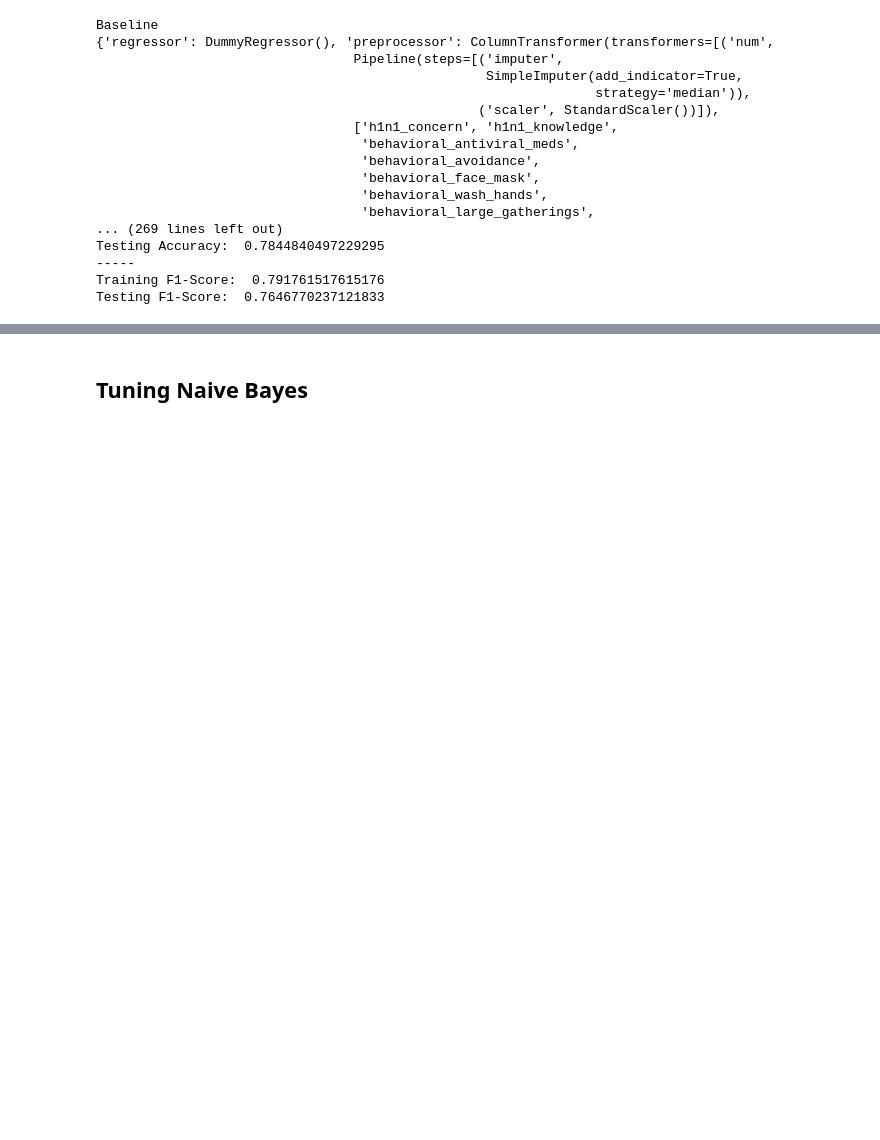
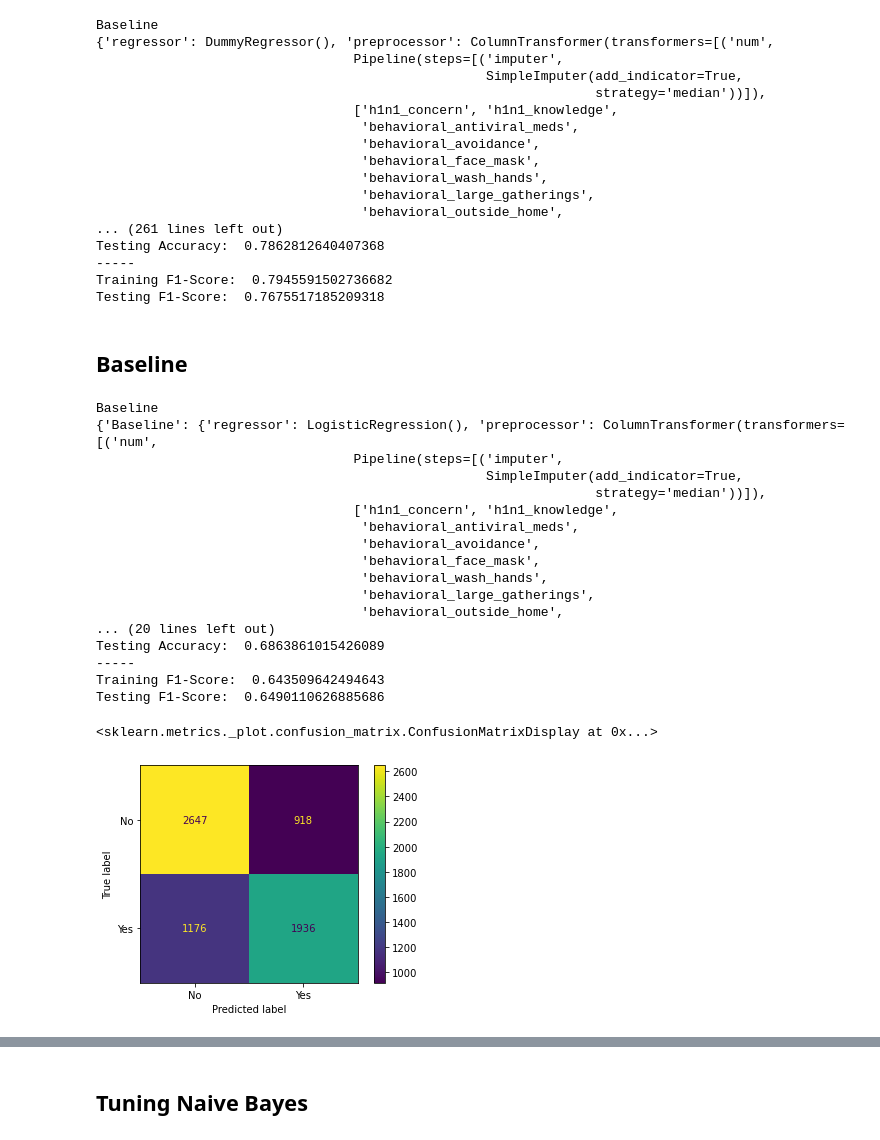
Before and after one commit to moscatena/Seasonal-Flu-Vaccine-Prediction, a Jupyter notebook: Vac_pred_pipelines.ipynb, the cells around one changed output, grey strips where cells are left out. Drawn from its saved outputs; the diff is of its cells as text; code cells hidden in the pictures; blank space fills up the shorter version.

Commit message:
Readme and images

```diff
--- a/Vac_pred_pipelines.ipynb
+++ b/Vac_pred_pipelines.ipynb
@@ -57,7 +55,9 @@ def model_predictions(model, x_train, y_train, x_test=None, y_test=None):
     print('Training F1-Score: ', f1_score(y_train, y_hat_train))
     if x_test is not None:
         print('Testing F1-Score: ', f1_score(y_test, y_hat_test))
-    return precision_score(y_test, y_hat_test), accuracy_score(y_test, y_hat_test)
+    if x_test is not None:
+        return precision_score(y_test, y_hat_test), accuracy_score(y_test, y_hat_test)
+    return precision_score(y_train, y_hat_train), accuracy_score(y_train, y_hat_train)
 # %%
 features_df = pd.read_csv('./data/flu_training_set_features.csv', index_col='respondent_id')
 labels_df = labels_df = pd.read_csv("./data/flu_training_set_labels.csv", index_col="respondent_id")
@@ -132,19 +132,62 @@ Baseline
 {'regressor': DummyRegressor(), 'preprocessor': ColumnTransformer(transformers=[('num',
                                  Pipeline(steps=[('imputer',
                                                   SimpleImputer(add_indicator=True,
-                                                                strategy='median')),
-                                                 ('scaler', StandardScaler())]),
+                                                                strategy='median'))]),
                                  ['h1n1_concern', 'h1n1_knowledge',
                                   'behavioral_antiviral_meds',
                                   'behavioral_avoidance',
                                   'behavioral_face_mask',
                                   'behavioral_wash_hands',
                                   'behavioral_large_gatherings',
-... (269 lines left out)
-Testing Accuracy:  0.7844840497229295
+                                  'behavioral_outside_home',
+... (261 lines left out)
+Testing Accuracy:  0.7862812640407368
 -----
-Training F1-Score:  0.791761517615176
-Testing F1-Score:  0.7646770237121833
+Training F1-Score:  0.7945591502736682
+Testing F1-Score:  0.7675517185209318
+# %% [markdown]
+## Baseline
+# %%
+# Using only 1 column as predicator
+base_X_train = X_train.copy()
+base_X_train.drop(base_X_train.columns.difference(['opinion_seas_risk']), 1, inplace=True)
+base_X_test = X_test.copy()
+base_X_test.drop(base_X_test.columns.difference(['opinion_seas_risk']), 1, inplace=True)
+# %%
+model_baseline = {'Baseline':
+              {'regressor': LogisticRegression(),
+               'preprocessor': preprocessor}}
+
+print(list(model_baseline.keys())[0])
+base_X_train.fillna(value=2, inplace=True)
+base_X_test.fillna(value=2, inplace=True)
+model_baseline['Baseline']['fit_regressor'] = model_baseline['Baseline']['regressor'].fit(base_X_train, y_train.seasonal_vaccine)
+print(model_baseline)
+precision_dict['Baseline'], accuracy_dict['Baseline'] = model_predictions(model_baseline['Baseline']['fit_regressor'], base_X_train, y_train.seasonal_vaccine, base_X_test, y_test.seasonal_vaccine)
+
+y_hat_test_baseline = model_baseline['Baseline']['fit_regressor'].predict(base_X_test)
+cm_baseline = confusion_matrix(y_test.seasonal_vaccine, y_hat_test_baseline)
+ConfusionMatrixDisplay(cm_baseline, display_labels=['No', 'Yes']).plot()
+# %% [output]
+Baseline
+{'Baseline': {'regressor': LogisticRegression(), 'preprocessor': ColumnTransformer(transformers=[('num',
+                                 Pipeline(steps=[('imputer',
+                                                  SimpleImputer(add_indicator=True,
+                                                                strategy='median'))]),
+                                 ['h1n1_concern', 'h1n1_knowledge',
+                                  'behavioral_antiviral_meds',
+                                  'behavioral_avoidance',
+                                  'behavioral_face_mask',
+                                  'behavioral_wash_hands',
+                                  'behavioral_large_gatherings',
+                                  'behavioral_outside_home',
+... (20 lines left out)
+Testing Accuracy:  0.6863861015426089
+-----
+Training F1-Score:  0.643509642494643
+Testing F1-Score:  0.6490110626885686
+<sklearn.metrics._plot.confusion_matrix.ConfusionMatrixDisplay at 0x...>
+[figure, added]
 # %%
 precision_dict
 # %% [output]
```
Also changed, not shown: parts of 35 cells of this notebook, 8 other files.
